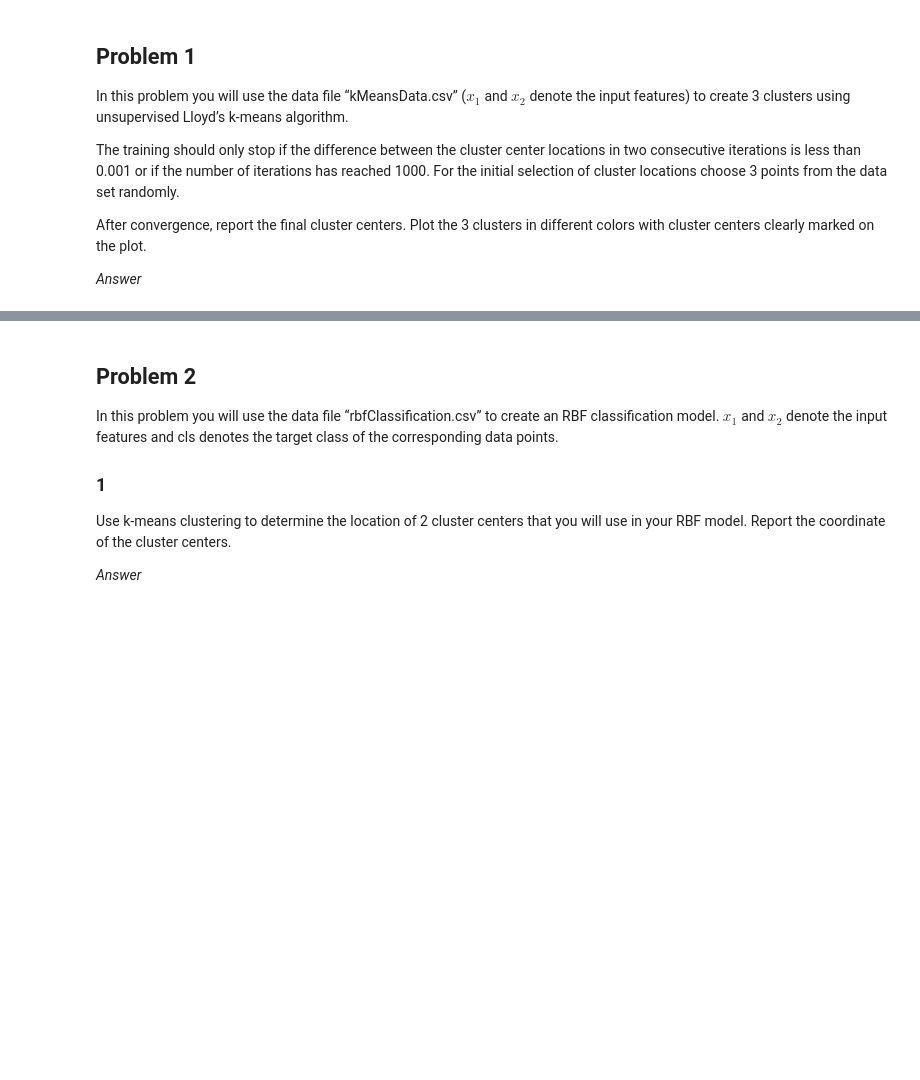
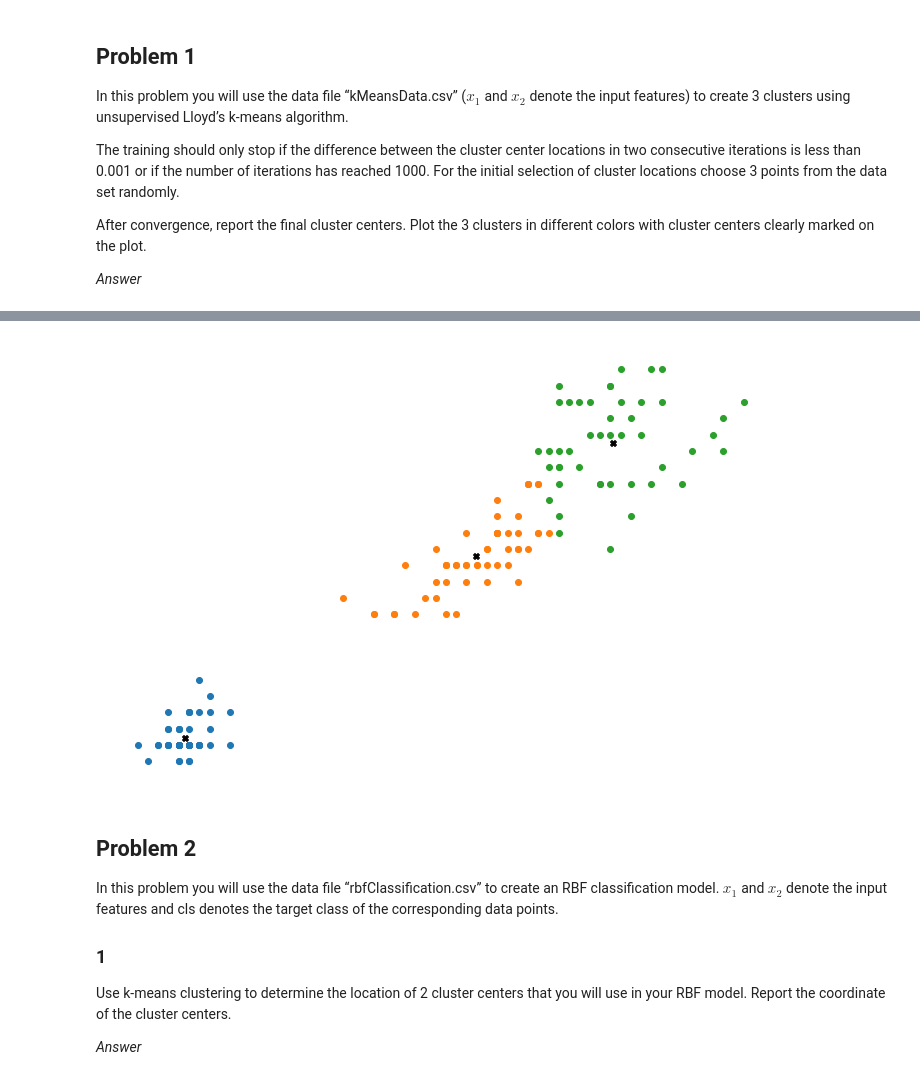
Before and after one commit to edalrami/machine-learning-hw3, a Jupyter notebook: MachineLearningHW3.ipynb, the cells around one changed output, grey strips where cells are left out. Saved outputs shown, nothing was run; the diff lists cells and outputs as text; code cells hidden in the pictures; blank space fills up the shorter version.

```diff
--- a/MachineLearningHW3.ipynb
+++ b/MachineLearningHW3.ipynb
@@ -16,3 +83,40 @@ After convergence, report the final cluster centers. Plot the 3 clusters in diff
+# %%
+def get_delta():
+    temp = []
+    [temp.append((df[df['class'] == float(ii)].x1.mean(), df[df['class'] == float(ii)].x2.mean())) for ii in range(num_centers)]
+    delta = []
+    for ii in range(num_centers):
+        delta.append((
+            temp[ii][0] - centers[ii][0],
+            temp[ii][1] - centers[ii][1]
+        ))
+    return delta
+# %%
+def compare_centers(deltas):
+    temp = []
+    count = 0
+    for ii in range(1,3):
+        for jj in range(len(deltas[ii])):
+            temp.append((
+                abs(deltas[ii][jj][0]-deltas[ii-1][jj][0]),
+                abs(deltas[ii][jj][1]-deltas[ii-1][jj][1])))
+    for ii in temp:
+        if(ii[0] < 0.01 and ii[1] < 0.01):
+            count += 1
+    return count == (num_centers - 1) * 3
+# %%
+deltas = []
+for ii in range(1000):
+    centers = [(df[df['class'] == float(ii)].x1.mean(), df[df['class'] == float(ii)].x2.mean()) for ii in range(num_centers)]
+    assign_classes()
+    deltas.append(get_delta())
+    if ii > 2:
+        if compare_centers(deltas):
+            break
+        deltas.pop(0)
+plot_clusters(classes=True)
+# %% [output]
+[figure, added]
 # %% [markdown]
 ## Problem 2
 
```
Also changed, not shown: parts of 8 cells of this notebook.
